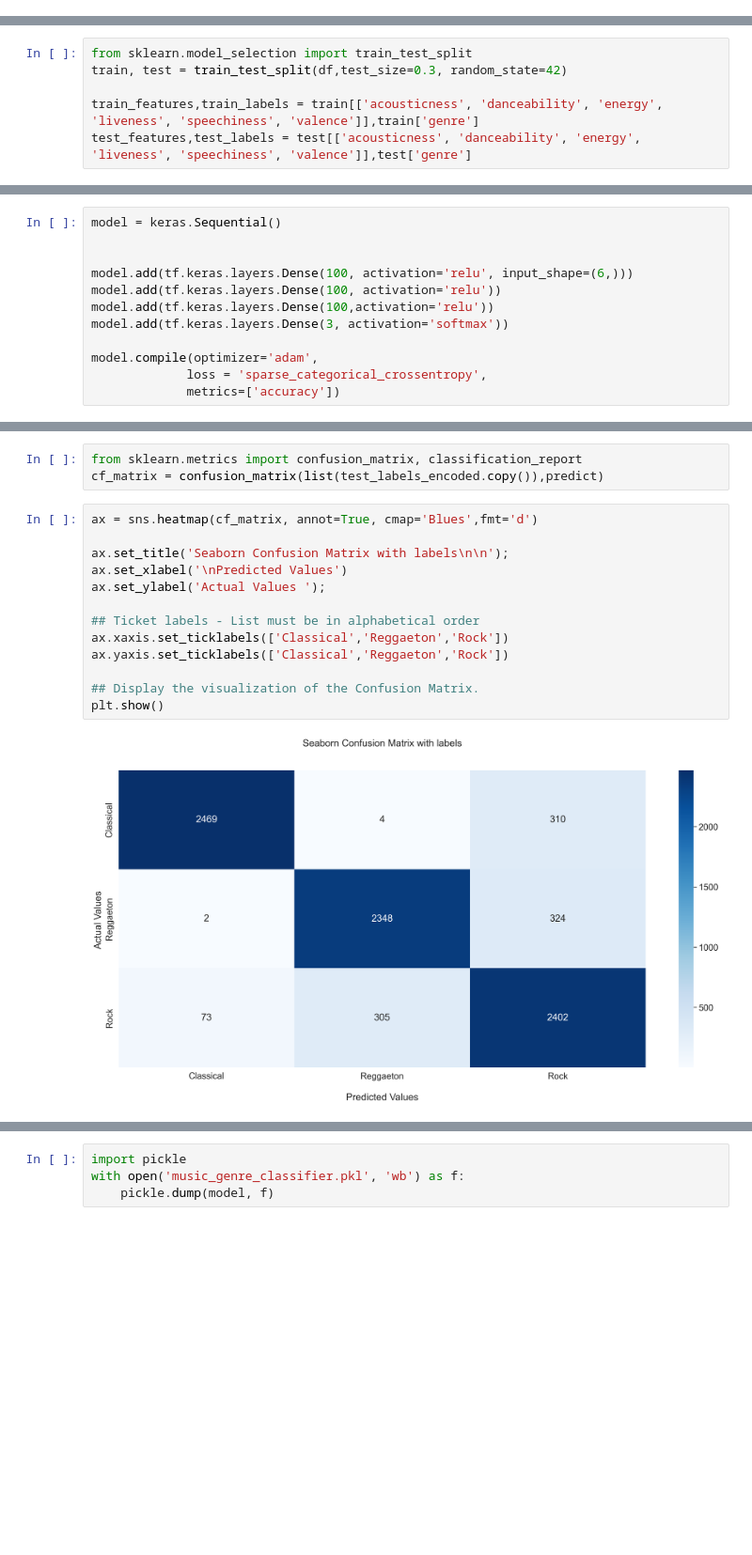
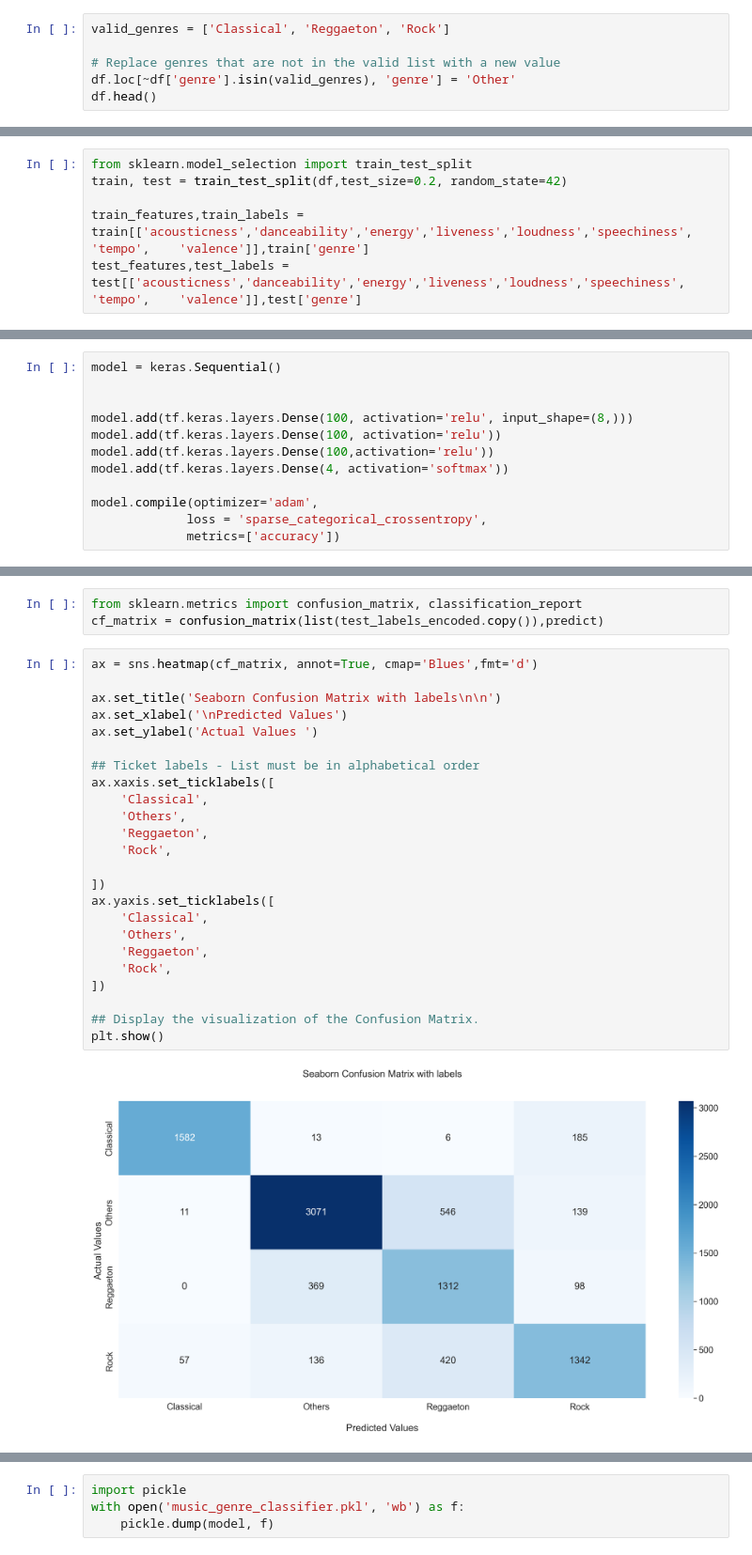
Before and after one commit to jadgegarcia/miniProject, a Jupyter notebook: Reporting_Clustering.ipynb, the cells around one changed output, grey strips where cells are left out. Shown at 94% size. Drawn from its saved outputs; the diff is of its cells as text; blank space fills up the shorter version.

```diff
--- a/Reporting_Clustering.ipynb
+++ b/Reporting_Clustering.ipynb
@@ -79,0 +39,6 @@ df.shape
+# %%
+valid_genres = ['Classical', 'Reggaeton', 'Rock']
+
+# Replace genres that are not in the valid list with a new value
+df.loc[~df['genre'].isin(valid_genres), 'genre'] = 'Other'
+df.head()
@@ -141,6 +131,6 @@ plot_activity('Reggaeton', df)
 # %%
 from sklearn.model_selection import train_test_split
-train, test = train_test_split(df,test_size=0.3, random_state=42)
+train, test = train_test_split(df,test_size=0.2, random_state=42)
 
-train_features,train_labels = train[['acousticness', 'danceability', 'energy', 'liveness', 'speechiness', 'valence']],train['genre']
-test_features,test_labels = test[['acousticness', 'danceability', 'energy', 'liveness', 'speechiness', 'valence']],test['genre']
+train_features,train_labels = train[['acousticness','danceability','energy','liveness','loudness','speechiness', 'tempo',	'valence']],train['genre']
+test_features,test_labels = test[['acousticness','danceability','energy','liveness','loudness','speechiness', 'tempo',	'valence']],test['genre']
@@ -164,10 +176,10 @@ test_labels_encoded = label_encoder.transform(test_labels)
 model = keras.Sequential()
 
 
-model.add(tf.keras.layers.Dense(100, activation='relu', input_shape=(6,)))
+model.add(tf.keras.layers.Dense(100, activation='relu', input_shape=(8,)))
 model.add(tf.keras.layers.Dense(100, activation='relu'))
 model.add(tf.keras.layers.Dense(100,activation='relu'))
-model.add(tf.keras.layers.Dense(3, activation='softmax'))
+model.add(tf.keras.layers.Dense(4, activation='softmax'))
 
 model.compile(optimizer='adam',
              loss = 'sparse_categorical_crossentropy',
@@ -247,18 +261,29 @@ cf_matrix = confusion_matrix(list(test_labels_encoded.copy()),predict)
 # %%
 ax = sns.heatmap(cf_matrix, annot=True, cmap='Blues',fmt='d')
 
-ax.set_title('Seaborn Confusion Matrix with labels\n\n');
+ax.set_title('Seaborn Confusion Matrix with labels\n\n')
 ax.set_xlabel('\nPredicted Values')
-ax.set_ylabel('Actual Values ');
+ax.set_ylabel('Actual Values ')
 
 ## Ticket labels - List must be in alphabetical order
-ax.xaxis.set_ticklabels(['Classical','Reggaeton','Rock'])
-ax.yaxis.set_ticklabels(['Classical','Reggaeton','Rock'])
+ax.xaxis.set_ticklabels([
+    'Classical',
+    'Others',
+    'Reggaeton',
+    'Rock',
+
+])
+ax.yaxis.set_ticklabels([
+    'Classical',
+    'Others',
+    'Reggaeton',
+    'Rock',
+])
 
 ## Display the visualization of the Confusion Matrix.
 plt.show()
 # %% [output]
-[figure, old version]
+[figure, new version]
 # %%
 %pip install streamlit
 # %% [output]
```
Also changed, not shown: parts of 28 cells of this notebook, 4 other files.
